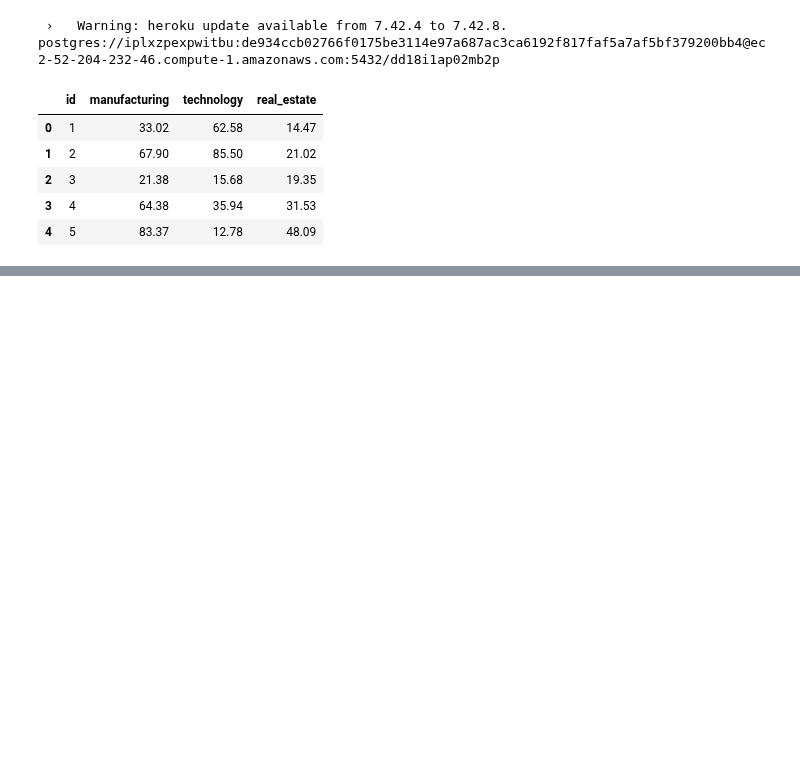
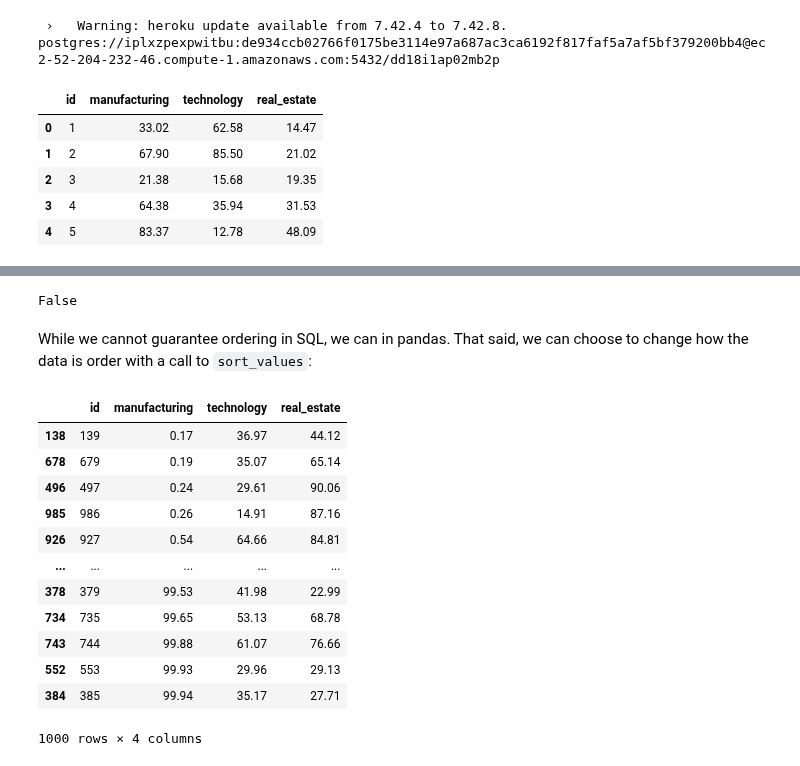
Before and after one commit to EricSchles/datascience_book, a Jupyter notebook: intro_to_python/pandas_basics/Pandas Basics.ipynb, the cells around one changed output, grey strips where cells are left out. Saved outputs shown, nothing was run; the diff lists cells and outputs as text; code cells hidden in the pictures; blank space fills up the shorter version.

```diff
--- a/intro_to_python/pandas_basics/Pandas Basics.ipynb
+++ b/intro_to_python/pandas_basics/Pandas Basics.ipynb
@@ -224,0 +447,34 @@ sql_table_df.head()
+# %%
+sql_data_one = engine.execute("""
+ SELECT *
+ FROM public.table
+ ORDER BY manufacturing;
+""").fetchall()
+
+sql_data_two = engine.execute("""
+ SELECT *
+ FROM public.table;
+""").fetchall()
+
+sql_data_one == sql_data_two
+# %% [output]
+False
+# %% [markdown]
+While we cannot guarantee ordering in SQL, we can in pandas.  That said, we can choose to change how the data is order with a call to `sort_values`:
+# %%
+sql_table_df = sql_table_df.sort_values("manufacturing")
+sql_table_df
+# %% [output]
+|  | id | manufacturing | technology | real_estate |
+| 138 | 139 | 0.17 | 36.97 | 44.12 |
+| 678 | 679 | 0.19 | 35.07 | 65.14 |
+| 496 | 497 | 0.24 | 29.61 | 90.06 |
+| 985 | 986 | 0.26 | 14.91 | 87.16 |
+| 926 | 927 | 0.54 | 64.66 | 84.81 |
+| ... | ... | ... | ... | ... |
+| 378 | 379 | 99.53 | 41.98 | 22.99 |
+| 734 | 735 | 99.65 | 53.13 | 68.78 |
+| 743 | 744 | 99.88 | 61.07 | 76.66 |
+| 552 | 553 | 99.93 | 29.96 | 29.13 |
+| 384 | 385 | 99.94 | 35.17 | 27.71 |
+1000 rows × 4 columns
```
Also changed, not shown: parts of 45 cells of this notebook.
